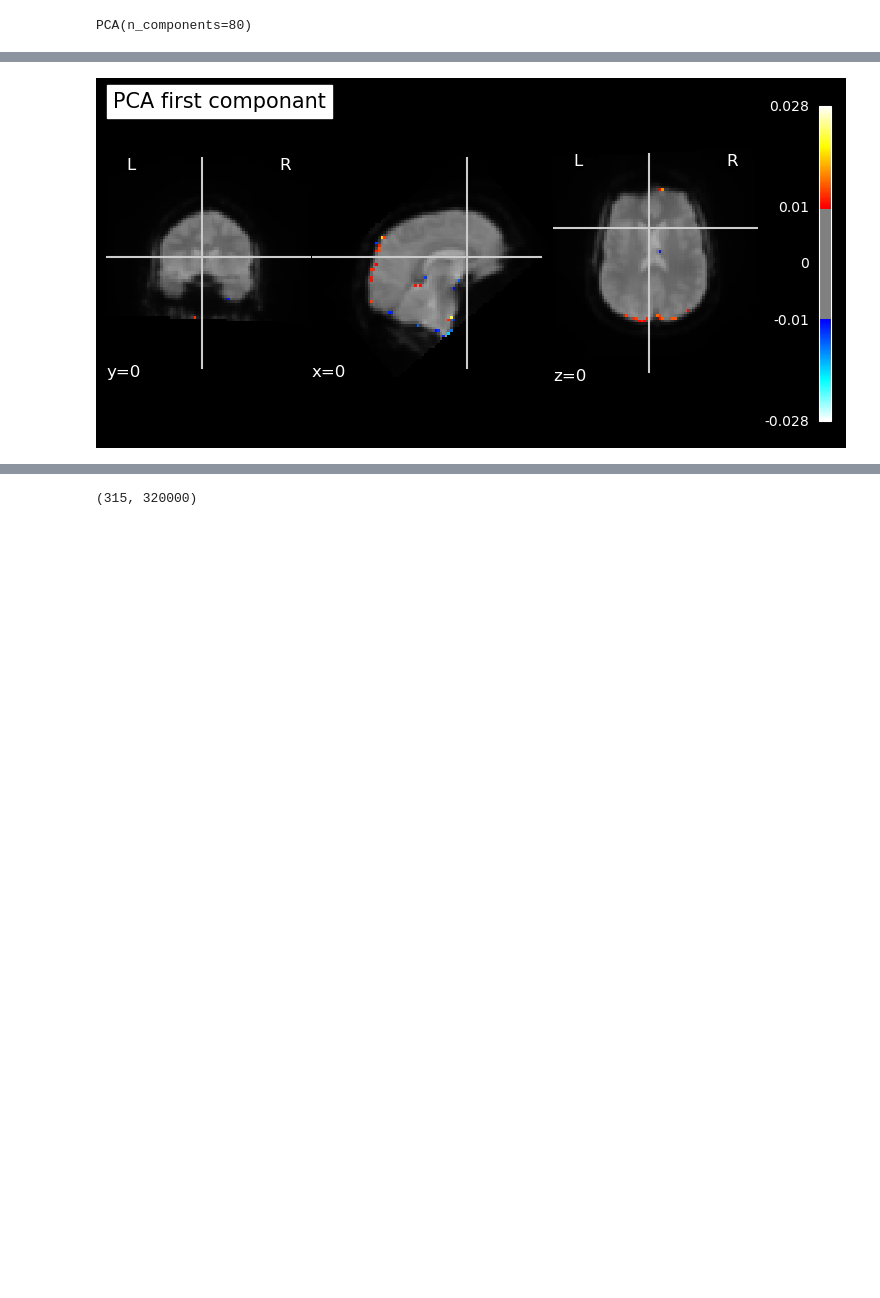
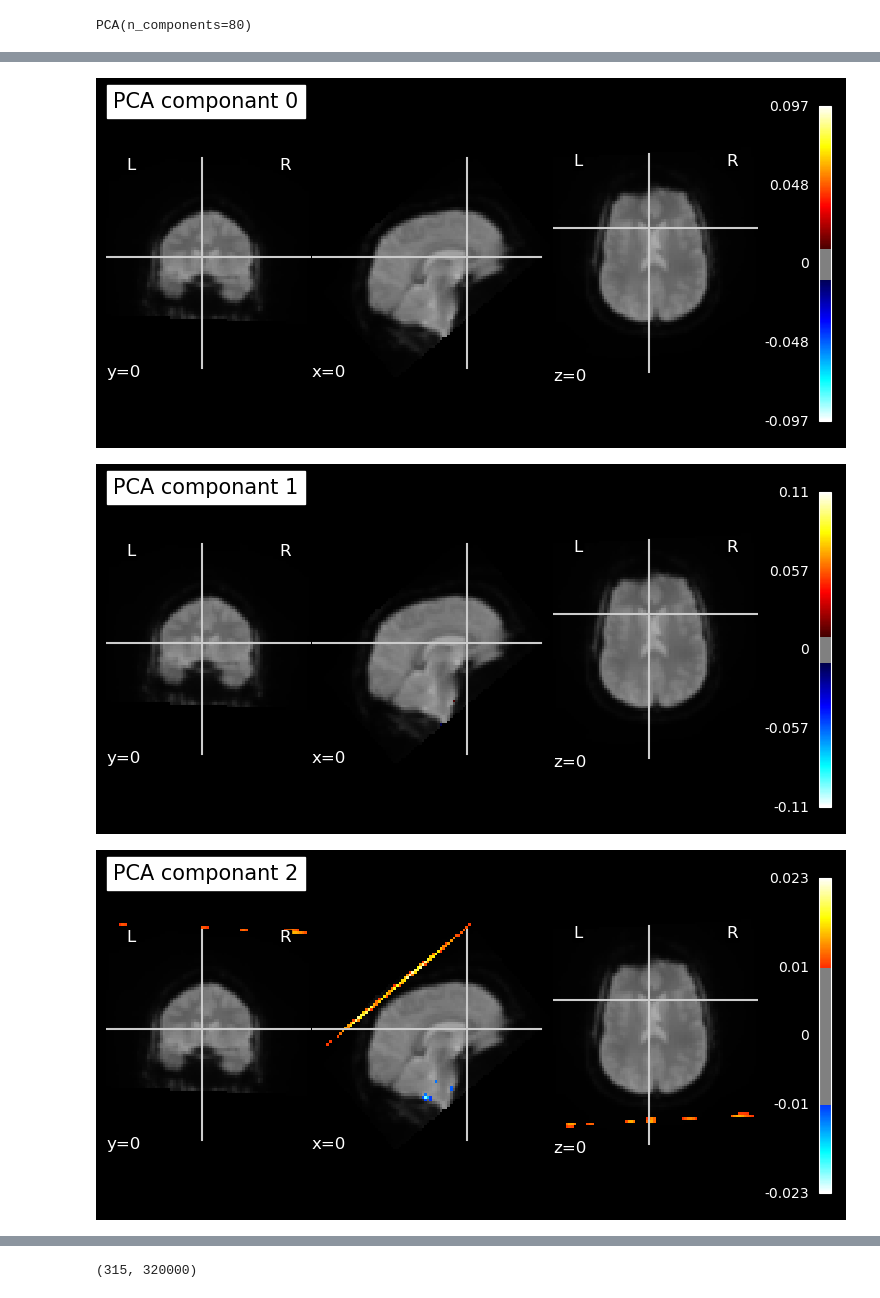
Before and after one commit to loufourneaux/project_1_nssp, a Jupyter notebook: PCA.ipynb, the cells around one changed output, grey strips where cells are left out. Saved outputs shown, nothing was run; the diff lists cells and outputs as text; code cells hidden in the pictures; blank space fills up the shorter version.

```diff
--- a/PCA.ipynb
+++ b/PCA.ipynb
@@ -29,7 +54,7 @@ slice_non_background = data[:,:,:,0] != 0
 # Vectorize : Taking only non-zero voxels into a vector
 
 # normalize
-samples = data[slice_non_background]
+samples = filtered_data[slice_non_background]
 spatial_means = np.mean(samples, axis=1)
 row_means = np.outer(spatial_means, np.ones(n_vols))
 X = samples - row_means
@@ -73,28 +102,23 @@ for k in range(2):
 # %%
 # Bring back to the right space
 
 pca_clusters = []
 for cluster_idx in range(nb_clusters):
-    pca_component_t = np.zeros(vol_shape)
-    pca_component_t[slice_non_background] = pca.components_[cluster_idx]
-    pca_clusters.append(pca_component_t)
+    pca_component = np.zeros(vol_shape)
+    pca_component[slice_non_background] = pca.components_[cluster_idx]
+    pca_clusters.append(pca_component)
+
+mean_img_ = mean_img(img)
 
 
-mean_img_ = mean_img(img)
-pca_out = nib.Nifti1Image(pca_clusters[0], affine)
-
-
-plot_stat_map(pca_out, bg_img=mean_img_,
-              threshold=0.01,
-              cut_coords=[0,0,0],
-              black_bg=True,
-              title=f'PCA first componant')
-
-folder_pca_path = 'derivatives/PCA'
-
-if not os.path.exists(folder_pca_path):
-    os.makedirs(folder_pca_path)
-
-nib.save(pca_out, os.path.join(folder_pca_path, 'sPCA_componant0_thr01'))
+for comp in range(nb_clusters)[:5] : # Five first componant
+    pca_out = nib.Nifti1Image(pca_clusters[comp], affine)
+    plot_stat_map(pca_out, bg_img=mean_img_,
+                threshold=0.01,
+                cut_coords=[0,0,0],
+                black_bg=True,
+                title=f'PCA componant {comp}')
 # %% [output]
-[figure, old version]
+[figure, new version]
+[figure, added]
+[figure, added]
```
Also changed, not shown: parts of 19 cells of this notebook.
